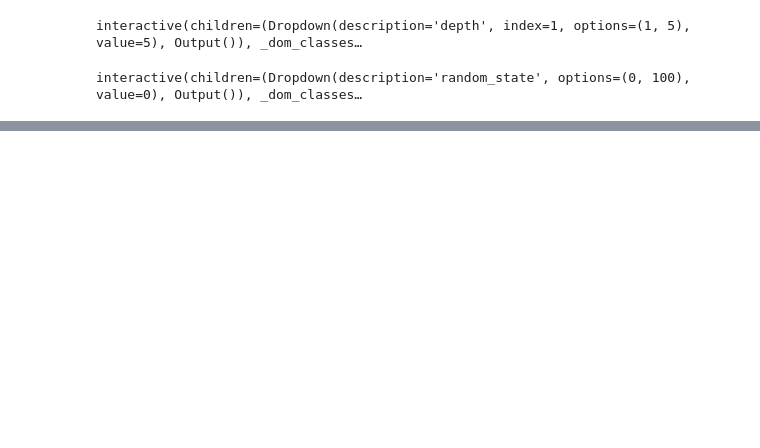
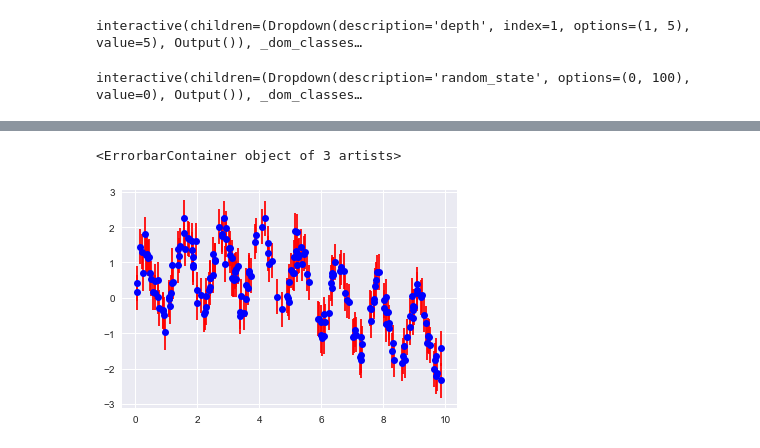
Before and after one commit to mishra-atul5001/Awesome-Machine-Learning..-, a Jupyter notebook: Decision Tress and Random Forest/Decision Trees and Random Forests.ipynb, the cells around one changed output, grey strips where cells are left out. Drawn from its saved outputs; the diff is of its cells as text; code cells hidden in the pictures; blank space fills up the shorter version.

```diff
--- a/Decision Tress and Random Forest/Decision Trees and Random Forests.ipynb
+++ b/Decision Tress and Random Forest/Decision Trees and Random Forests.ipynb
@@ -49,0 +83,5 @@ interactive(children=(Dropdown(description='random_state', options=(0, 100), val
+# %%
+plt.errorbar(x,y,0.5,fmt = 'bo',ecolor='r')
+# %% [output]
+<ErrorbarContainer object of 3 artists>
+[figure, added]
```
Also changed, not shown: parts of 15 cells of this notebook.
